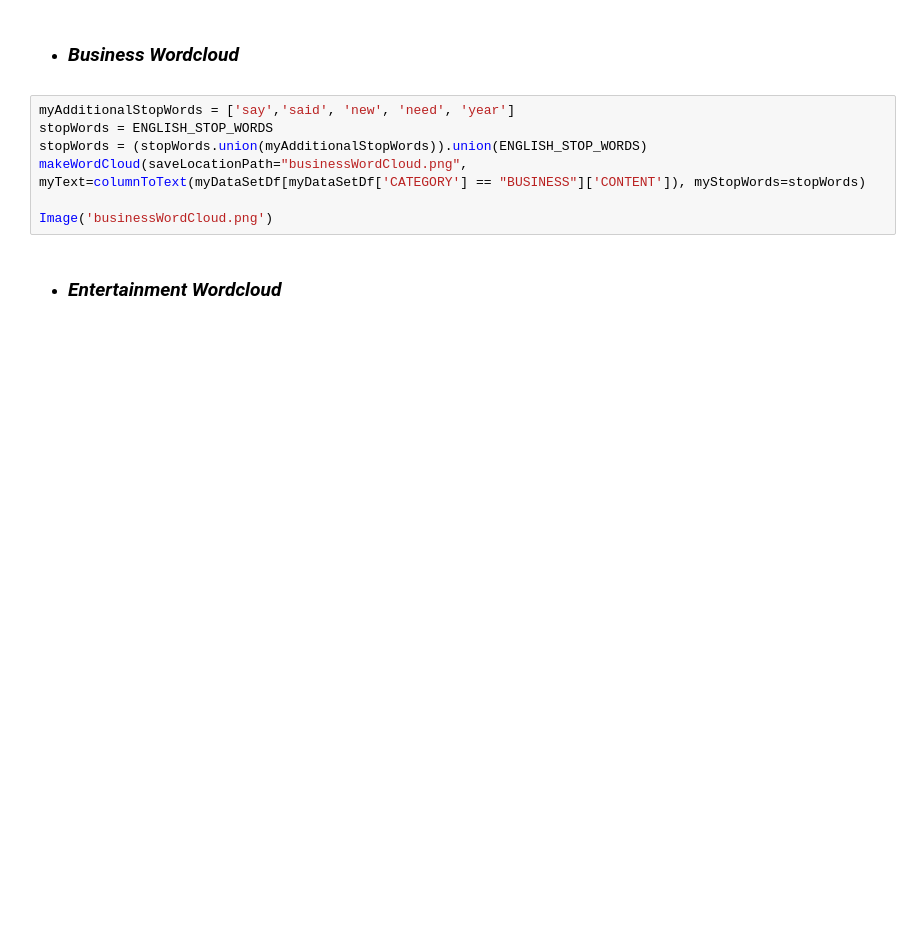
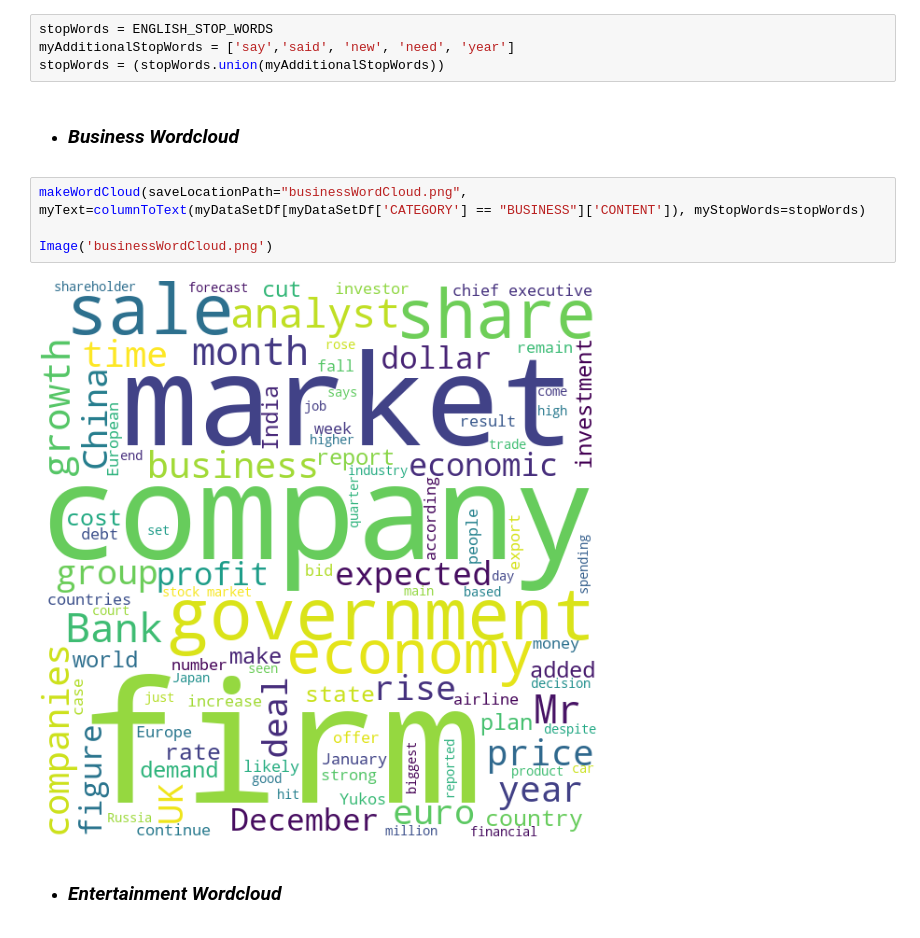
Before and after one commit to PanosEvange/DataMiningProj2_2020, a Jupyter notebook: sdi1500039.ipynb, the cells around one changed output. Cells and saved outputs as stored; diff of their text form; blank space fills up the shorter version.

```diff
--- a/sdi1500039.ipynb
+++ b/sdi1500039.ipynb
@@ -96,15 +110,18 @@ def columnToText(myDfColumn):
         wholeColumnText = wholeColumnText + ' ' + text
 
     return wholeColumnText
+# %%
+stopWords = ENGLISH_STOP_WORDS
+myAdditionalStopWords = ['say','said', 'new', 'need', 'year']
+stopWords = (stopWords.union(myAdditionalStopWords))
 # %% [markdown]
 - ### *Business Wordcloud*
 # %%
-myAdditionalStopWords = ['say','said', 'new', 'need', 'year']
-stopWords = ENGLISH_STOP_WORDS
-stopWords = (stopWords.union(myAdditionalStopWords)).union(ENGLISH_STOP_WORDS)
 makeWordCloud(saveLocationPath="businessWordCloud.png", myText=columnToText(myDataSetDf[myDataSetDf['CATEGORY'] == "BUSINESS"]['CONTENT']), myStopWords=stopWords)
 
 Image('businessWordCloud.png')
+# %% [output]
+[figure, added]
 # %% [markdown]
 - ### *Entertainment Wordcloud*
 # %%
```
Also changed, not shown: parts of 7 cells of this notebook, 1 other file.
